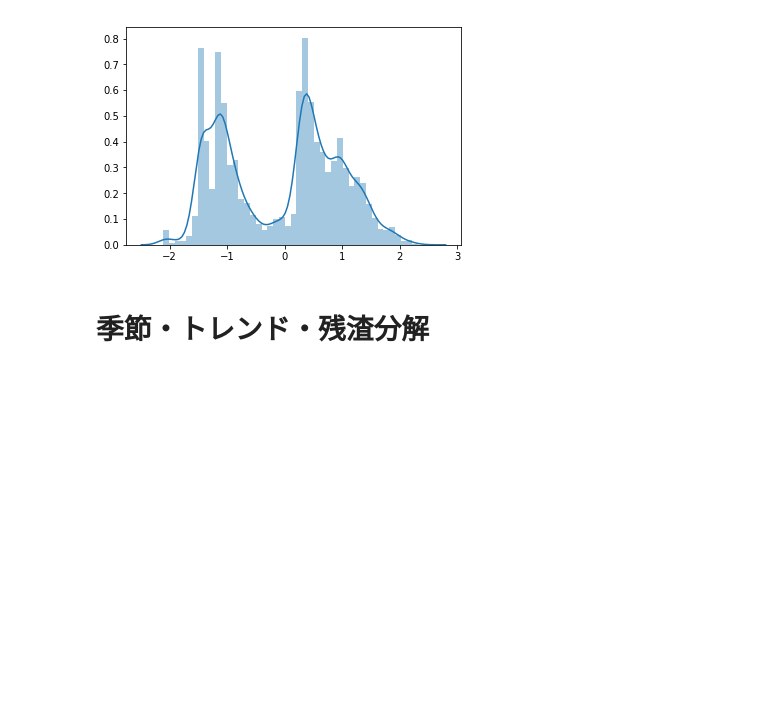
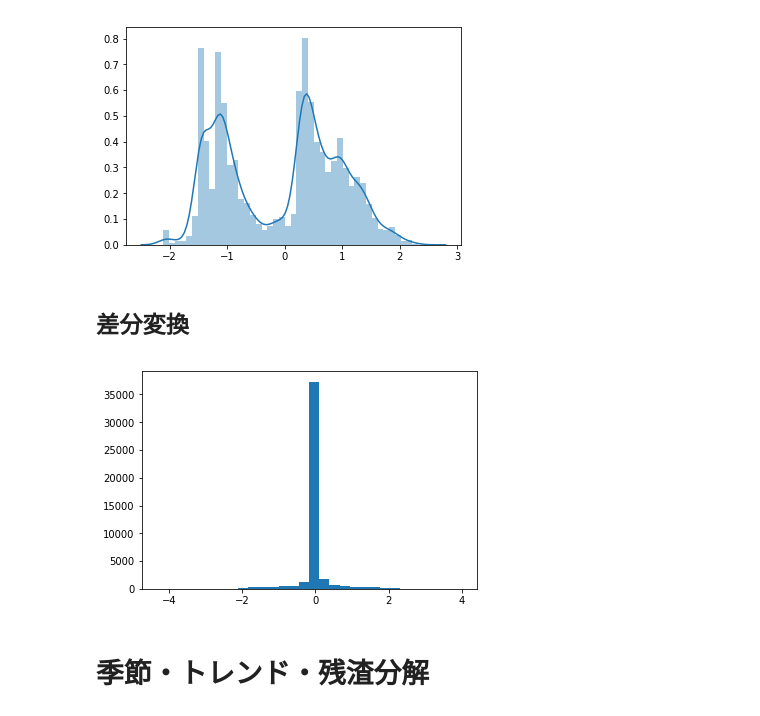
Before and after one commit to akiFQC/ElectricityConsumptionForecasting, a Jupyter notebook: src/analysis1.ipynb, the cells around one changed output. Saved outputs shown, nothing was run; the diff lists cells and outputs as text; code cells hidden in the pictures; blank space fills up the shorter version.

```diff
--- a/src/analysis1.ipynb
+++ b/src/analysis1.ipynb
@@ -89,6 +89,13 @@ sns.distplot(ts_gap_bct)
 plt.show()
 # %% [output]
 [figure]
+# %% [markdown]
+## 差分変換
+# %%
+plt.hist(ts_gap.diff().dropna(), bins=30)
+plt.show()
+# %% [output]
+[figure, added]
 # %% [markdown]
 # 季節・トレンド・残渣分解
 # %%
```
Also changed, not shown: parts of 6 cells of this notebook, 5 other files.
